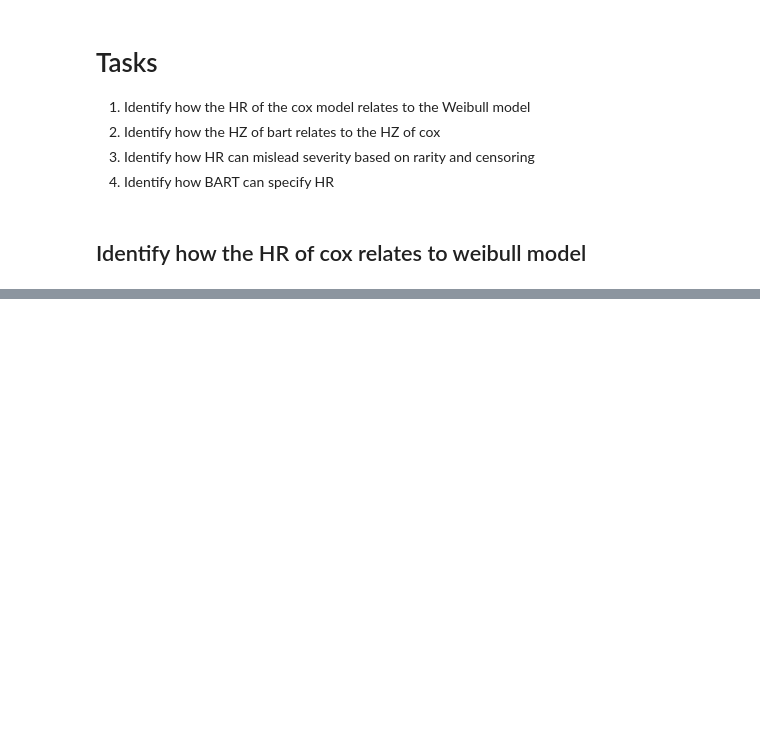
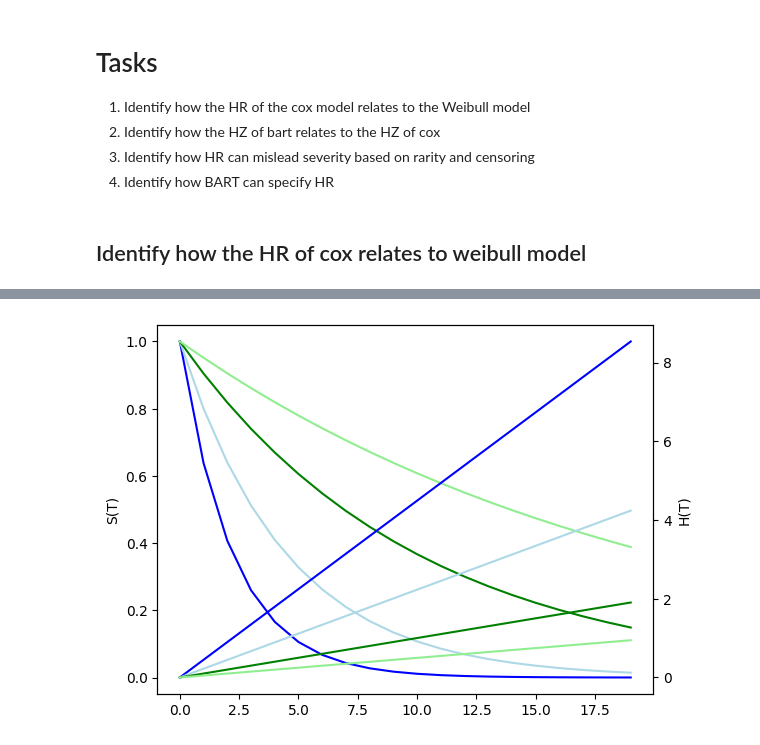
Before and after one commit to twj8CDC/PYMC_BART, a Jupyter notebook: eval_0.ipynb, the cells around one changed output, grey strips where cells are left out. Drawn from its saved outputs; the diff is of its cells as text; code cells hidden in the pictures; blank space fills up the shorter version.

```diff
--- a/eval_0.ipynb
+++ b/eval_0.ipynb
@@ -105,0 +153,72 @@ x
+# %%
+# Hazard Ratios
+
+# h(t) = lmbda
+# lmbda_i = exp(X_i*B)
+# h_i(t) = exp(B_0)* exp(X_i*B)
+# HR = exp(B_k)
+# HR_k = (h(t)|X_k + d )/ (h(t)|X_k)  = exp(d*B_k)
+# HR_i/j = (exp(X_i*B))
+PRINT_ARRAY = False
+
+X = np.array([[1,1],[1,0]])
+B = np.array([-1.5, .7])
+B2 = np.array([-3, .7])
+# lmbda = np.dot(X,B)
+lmbda = np.prod(np.exp(X*B),1).reshape(2,1)
+lmbda2 = np.prod(np.exp(X*B2),1).reshape(2,1)
+
+# h(t) = lmbda given an exponential model
+ht = lmbda
+ht2 = lmbda2
+if True:
+    print(f"hazard_1 {ht}")
+    print(f"hazard_2 {ht2}")
+
+# set time
+t = np.arange(0,20,1)
+
+# Get Cumulative Hazard
+# H(t) = I_0_t(h(t)dt) = lmbda*t
+H = ht*t
+H2 = ht2*t
+
+if PRINT_ARRAY:
+    print(f"Cumulative Hazard1 {H}")
+    print(f"Cumulative Hazard2 {H2}")
+
+# S_i(t) = exp(-exp(X_i*B)*t) = exp(-ht*t) = exp(-H(t))
+S = np.exp(-1*H)
+S2 = np.exp(-1*H2)
+
+if PRINT_ARRAY:
+    print(f"S_1 {S}")
+    print(f"S_2 {S2}")
+
+# Plot Survival and Hazard
+fig, ax1 = plt.subplots()
+ax1.plot(t, S[0], color = "blue")
+ax1.plot(t, S[1], color = "lightblue")
+ax1.plot(t, S2[0], color = "green")
+ax1.plot(t, S2[1], color = "lightgreen")
+ax1.set_ylabel("S(T)")
+ax1.tick_params(axis="y")
+ax2 = ax1.twinx()
+ax2.plot(t, H[0], label="ht", color="blue")
+ax2.plot(t, H[1], label="ft", color="lightblue")
+ax2.plot(t, H2[0], label="ht", color="green")
+ax2.plot(t, H2[1], label="ft", color="lightgreen")
+ax2.set_ylabel("H(T)")
+ax2.tick_params(axis="y")
+# ax2.legend(loc="upper right")
+
+
+# Hazard Ratio is cacluated as the exp(Coef) or by the ht
+print(f"hazard ratio calculated from hazard rate direct: {ht[0]/ht[1]}")
+print(f"hazard ratio from exp coefficient {np.exp(B[1])}")
+print(f"hazard ratio calculated from hazard rate direct: {ht2[0]/ht2[1]}")
+print(f"hazard ratio from exp coefficient {np.exp(B2[1])}")
+
+
+# plt.plot()
+# %% [output]
@@ -105,0 +233 @@ x
+[figure, added]
```
Also changed, not shown: parts of 19 cells of this notebook, 6 other files.
